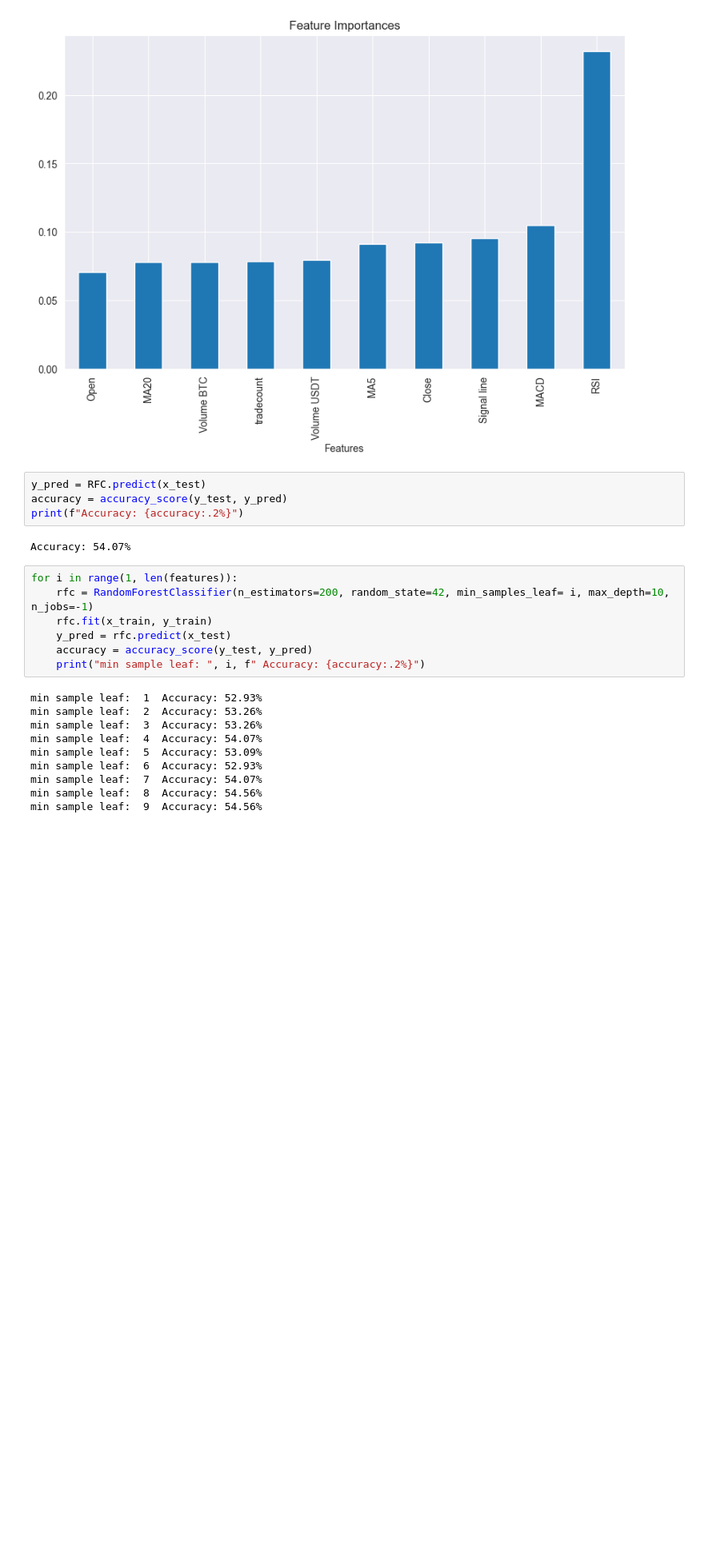
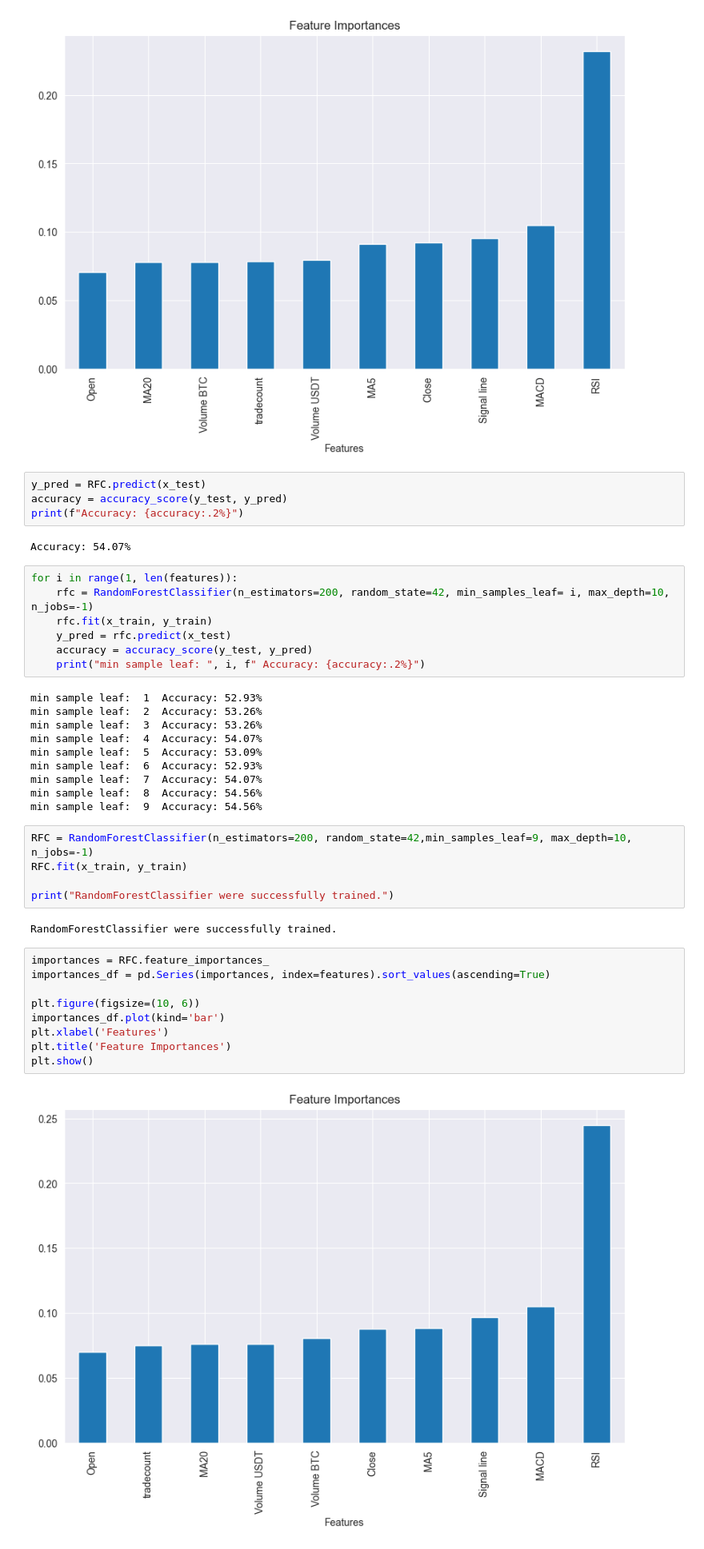
Before and after one commit to Artarazaz/BTC-predection-model, a Jupyter notebook: notebooks/data_preprocesing.ipynb, the cells around one changed output. Shown at 80% size. Cells and saved outputs as stored; diff of their text form; blank space fills up the shorter version.

Commit message:
model with highest accuracy trained.

```diff
--- a/notebooks/data_preprocesing.ipynb
+++ b/notebooks/data_preprocesing.ipynb
@@ -655,3 +655,21 @@ min sample leaf:  6  Accuracy: 52.93%
 min sample leaf:  7  Accuracy: 54.07%
 min sample leaf:  8  Accuracy: 54.56%
 min sample leaf:  9  Accuracy: 54.56%
+# %%
+RFC = RandomForestClassifier(n_estimators=200, random_state=42,min_samples_leaf=9, max_depth=10, n_jobs=-1)
+RFC.fit(x_train, y_train)
+
+print("RandomForestClassifier were successfully trained.")
+# %% [output]
+RandomForestClassifier were successfully trained.
+# %%
+importances = RFC.feature_importances_
+importances_df = pd.Series(importances, index=features).sort_values(ascending=True)
+
+plt.figure(figsize=(10, 6))
+importances_df.plot(kind='bar')
+plt.xlabel('Features')
+plt.title('Feature Importances')
+plt.show()
+# %% [output]
+[figure, added]
```
